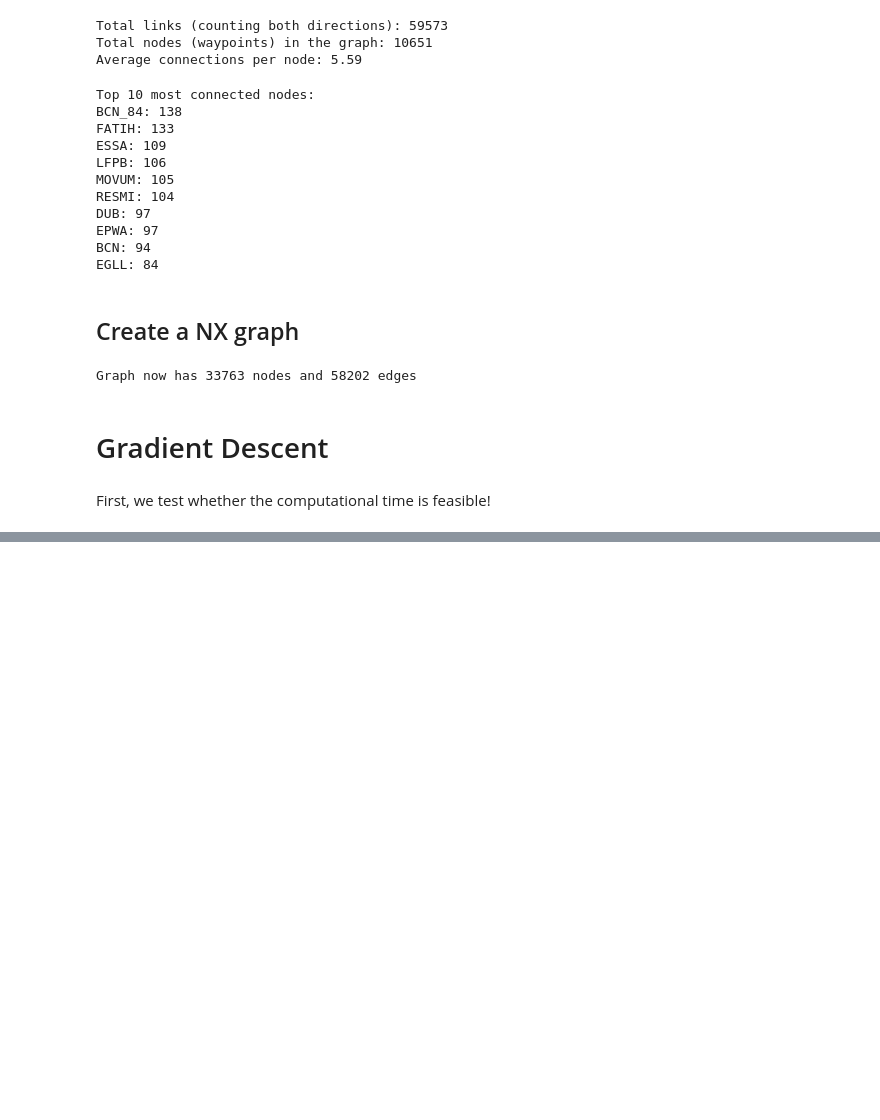
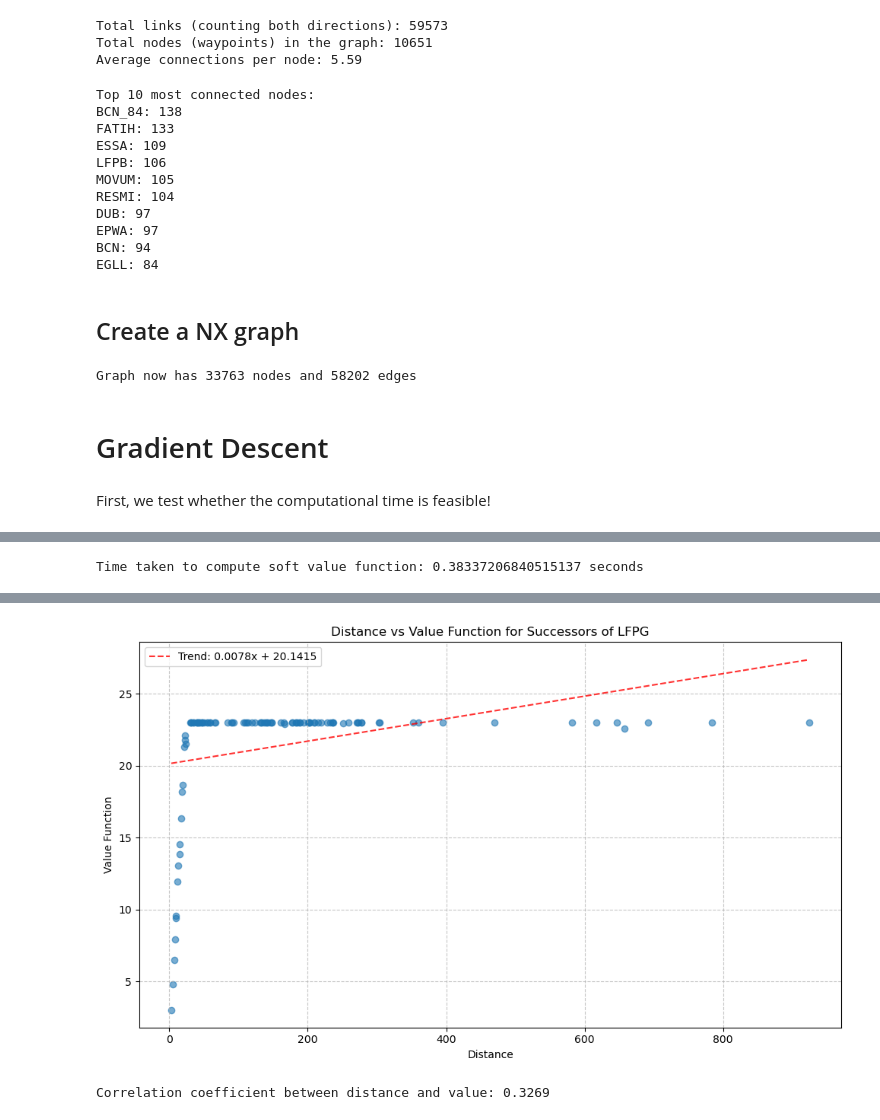
Before and after one commit to thinhhoang95/project-akrav-easy-flight-planner, a Jupyter notebook: quasar-r/graph_builder.ipynb, the cells around one changed output, grey strips where cells are left out. Drawn from its saved outputs; the diff is of its cells as text; code cells hidden in the pictures; blank space fills up the shorter version.

```diff
--- a/quasar-r/graph_builder.ipynb
+++ b/quasar-r/graph_builder.ipynb
@@ -270,0 +264,13 @@ Skipping origin 66:-31 because there are less than 10 demonstrations
+# %%
+GXX = GX.copy()
+GXX = nx.DiGraph(GXX)
+# %%
+from bellman_ford_sparse1000 import compute_edge_costs_dict, graph_to_sparse_matrices
+import time
+
+start_time = time.time()
+costs_dict = compute_edge_costs_dict(GXX, 1.0)
+print(f"Time taken to compute edge costs: {time.time() - start_time} seconds")
+start_time = time.time()
+A_mat, costs_mat, node_mapping = graph_to_sparse_matrices(GXX, costs_dict)
+print(f"Time taken to convert graph to sparse matrices: {time.time() - start_time} seconds")
@@ -270,0 +324,58 @@ Skipping origin 66:-31 because there are less than 10 demonstrations
+# %%
+from bellman_ford_sparse1000 import bellman
+
+start_time = time.time()
+V_k = bellman(A_mat, costs_mat, node_from_idx)
+print(f"Time taken to compute soft value function: {time.time() - start_time} seconds")
+# %% [output]
+Time taken to compute soft value function: 0.38337206840515137 seconds
+# %%
+print(f"V_k[node_from_idx]: {V_k[node_from_idx]}")
+reverse_node_mapping = {v: k for k, v in node_mapping.items()}
+V_successors = []
+
+for idx in successor_indices:
+    print(f"V_k[{node_mapping[idx]}]: {V_k[idx]}; Distance: {costs_dict[(node_from, node_mapping[idx])]}")
+
+# Create a list of (distance, value) pairs for plotting
+distance_value_pairs = []
+for idx in successor_indices:
+    node = node_mapping[idx]
+    distance = costs_dict[(node_from, node)]
+    value = V_k[idx]
+    distance_value_pairs.append((distance, value))
+
+# Sort by distance for better visualization
+distance_value_pairs.sort(key=lambda x: x[0])
+
+# Extract distances and values for plotting
+distances = [pair[0] for pair in distance_value_pairs]
+values = [pair[1] for pair in distance_value_pairs]
+
+# Plot distance vs value function
+import matplotlib.pyplot as plt
+
+plt.figure(figsize=(10, 6))
+plt.scatter(distances, values, alpha=0.6)
+plt.xlabel('Distance')
+plt.ylabel('Value Function')
+plt.title(f'Distance vs Value Function for Successors of {node_from}')
+plt.grid(True, linestyle='--', alpha=0.7)
+
+# Add a trend line
+if len(distances) > 1:
+    import numpy as np
+    z = np.polyfit(distances, values, 1)
+    p = np.poly1d(z)
+    plt.plot(distances, p(distances), "r--", alpha=0.8, label=f"Trend: {z[0]:.4f}x + {z[1]:.4f}")
+    plt.legend()
+
+plt.tight_layout()
+plt.show()
+
+# Calculate correlation coefficient
+if len(distances) > 1:
+    import numpy as np
+    correlation = np.corrcoef(distances, values)[0, 1]
+    print(f"Correlation coefficient between distance and value: {correlation:.4f}")
+# %% [output]
@@ -271,3 +399,5 @@ Skipping origin 66:-31 because there are less than 10 demonstrations
+[figure, added]
+Correlation coefficient between distance and value: 0.3269
 # %% [markdown]
 **Important Question:** When performing MaxEntIL, can we perform an ordered gradient descent? Like by one origin demonstrations after another? For a common edge shared between many origin demonstration sets, if the edge was not used by the previous demonstration batch, but heavily used by this demonstration batch, does it change anything?
 
```
Also changed, not shown: parts of 14 cells of this notebook, 21 other files.
